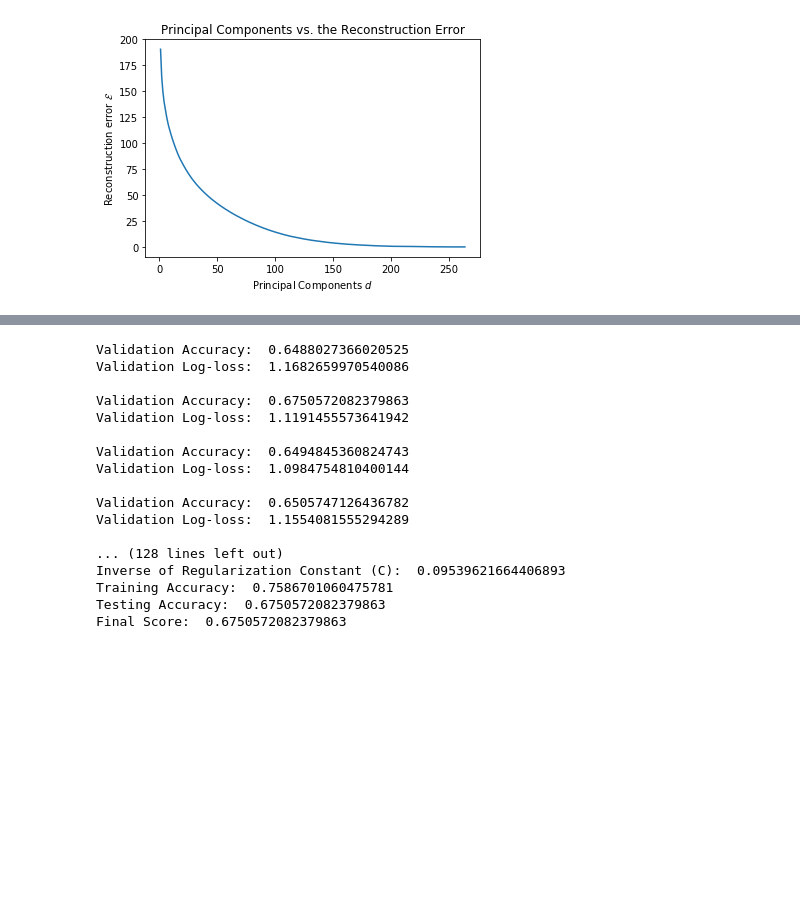
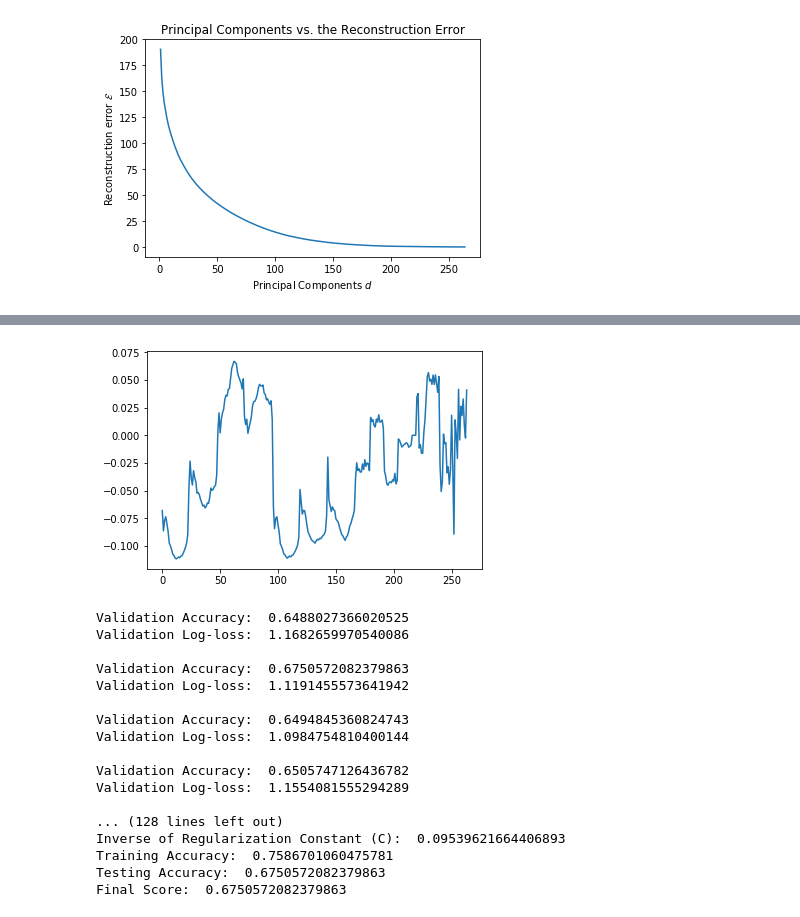
Before and after one commit to abdullahkhan93/MLBP-2018, a Jupyter notebook: Project Report.ipynb, the cells around one changed output, grey strips where cells are left out. Cells and saved outputs as stored; diff of their text form; code cells hidden in the pictures; blank space fills up the shorter version.

```diff
--- a/Project Report.ipynb
+++ b/Project Report.ipynb
@@ -280,3 +297,9 @@ plot_scatter(PCA, XTrainData, YTrainData)
+# %%
+# This is not finalized, the point is to show the weights of coefficients in the given principal component.
+plt.plot(PCA[0])
+pd.DataFrame(PCA[0]).to_csv('pca.csv')
+# %% [output]
+[figure, added]
 # %%
 '''
 Multinomial Logistic Regression with Multiple Iterations
```
Also changed, not shown: parts of 7 cells of this notebook.
